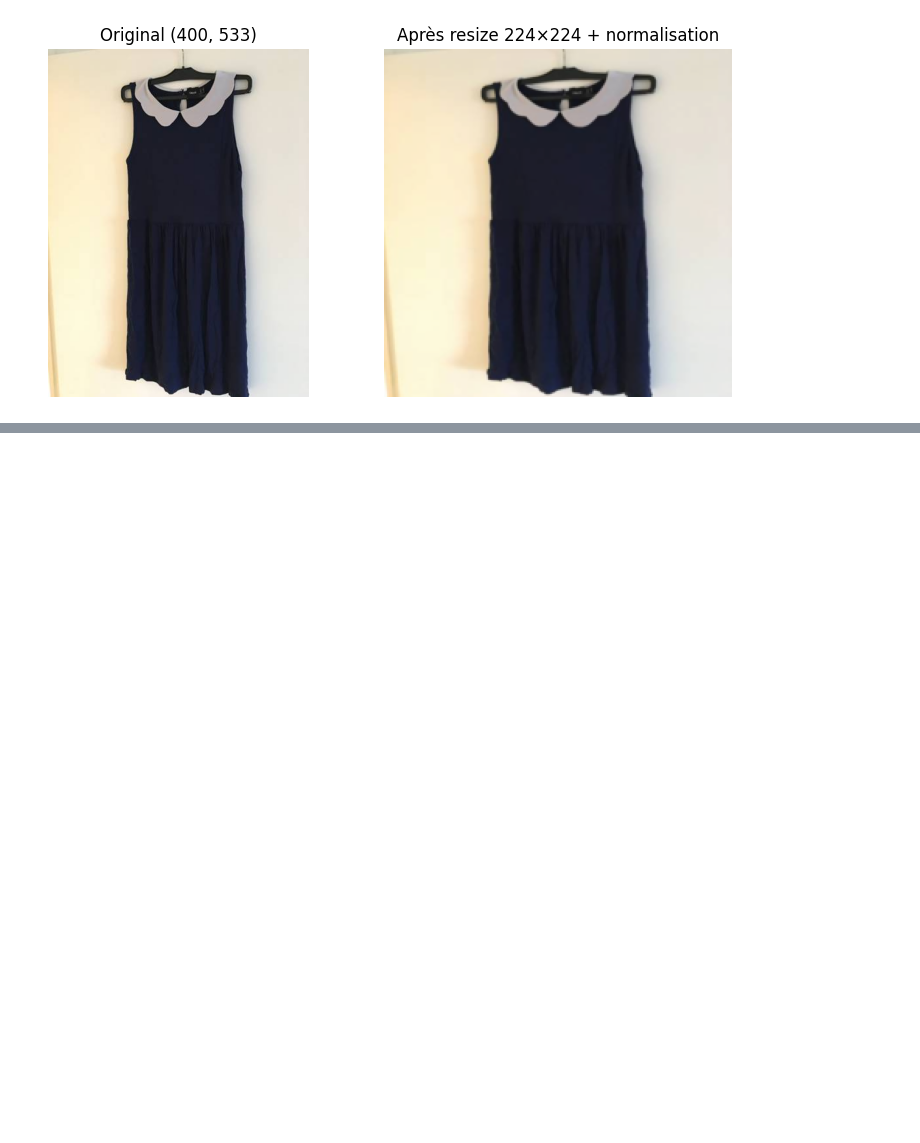
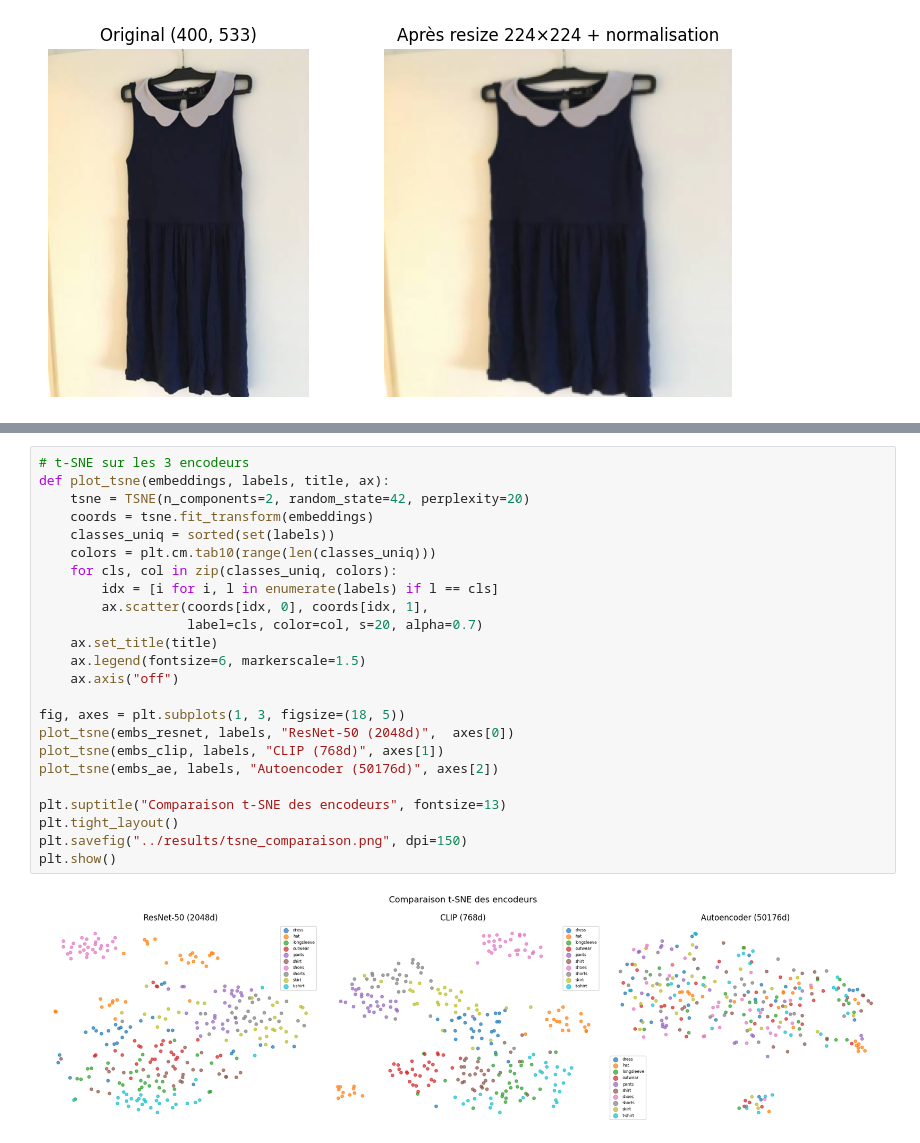
Before and after one commit to mwa1310/ImageQuerySystem, a Jupyter notebook: notebook/Image_QSyst.ipynb, the cells around one changed output, grey strips where cells are left out. Saved outputs shown, nothing was run; the diff lists cells and outputs as text; blank space fills up the shorter version.

```diff
--- a/notebook/Image_QSyst.ipynb
+++ b/notebook/Image_QSyst.ipynb
@@ -259,0 +451,26 @@ Max pixel : 2.605
+# %%
+# t-SNE sur les 3 encodeurs
+def plot_tsne(embeddings, labels, title, ax):
+    tsne = TSNE(n_components=2, random_state=42, perplexity=20)
+    coords = tsne.fit_transform(embeddings)
+    classes_uniq = sorted(set(labels))
+    colors = plt.cm.tab10(range(len(classes_uniq)))
+    for cls, col in zip(classes_uniq, colors):
+        idx = [i for i, l in enumerate(labels) if l == cls]
+        ax.scatter(coords[idx, 0], coords[idx, 1],
+                   label=cls, color=col, s=20, alpha=0.7)
+    ax.set_title(title)
+    ax.legend(fontsize=6, markerscale=1.5)
+    ax.axis("off")
+
+fig, axes = plt.subplots(1, 3, figsize=(18, 5))
+plot_tsne(embs_resnet, labels, "ResNet-50 (2048d)",  axes[0])
+plot_tsne(embs_clip, labels, "CLIP (768d)", axes[1])
+plot_tsne(embs_ae, labels, "Autoencoder (50176d)", axes[2])
+
+plt.suptitle("Comparaison t-SNE des encodeurs", fontsize=13)
+plt.tight_layout()
+plt.savefig("../results/tsne_comparaison.png", dpi=150)
+plt.show()
+# %% [output]
+[figure, added]
```
Also changed, not shown: parts of 15 cells of this notebook, 4 other files.
